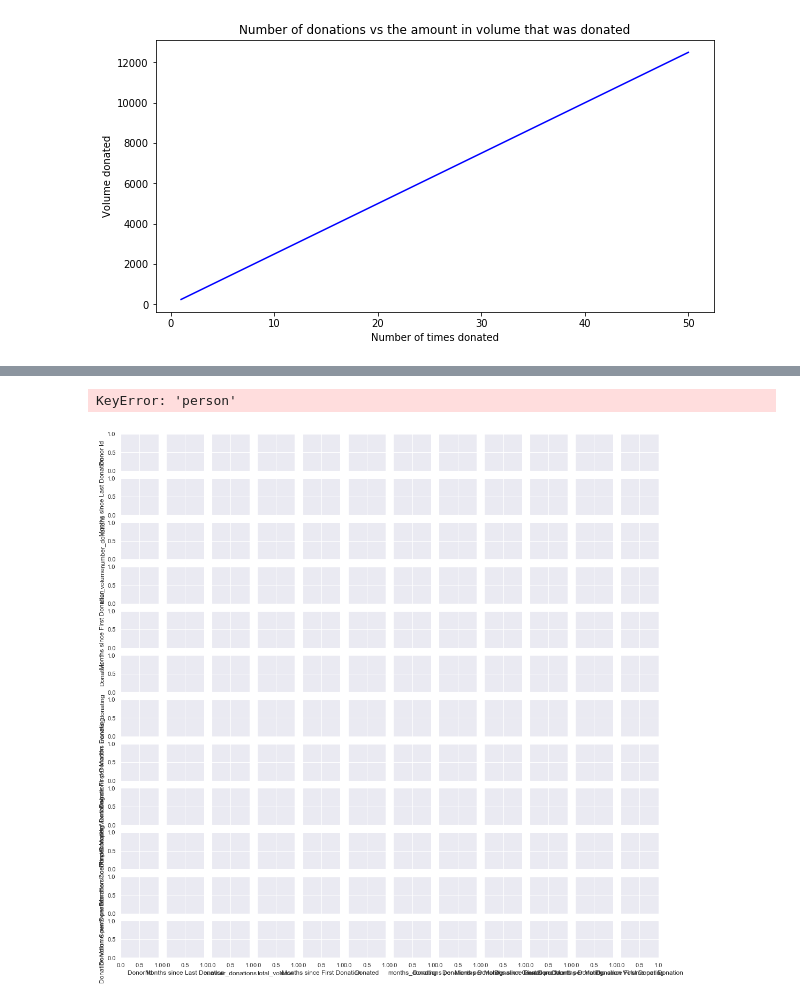
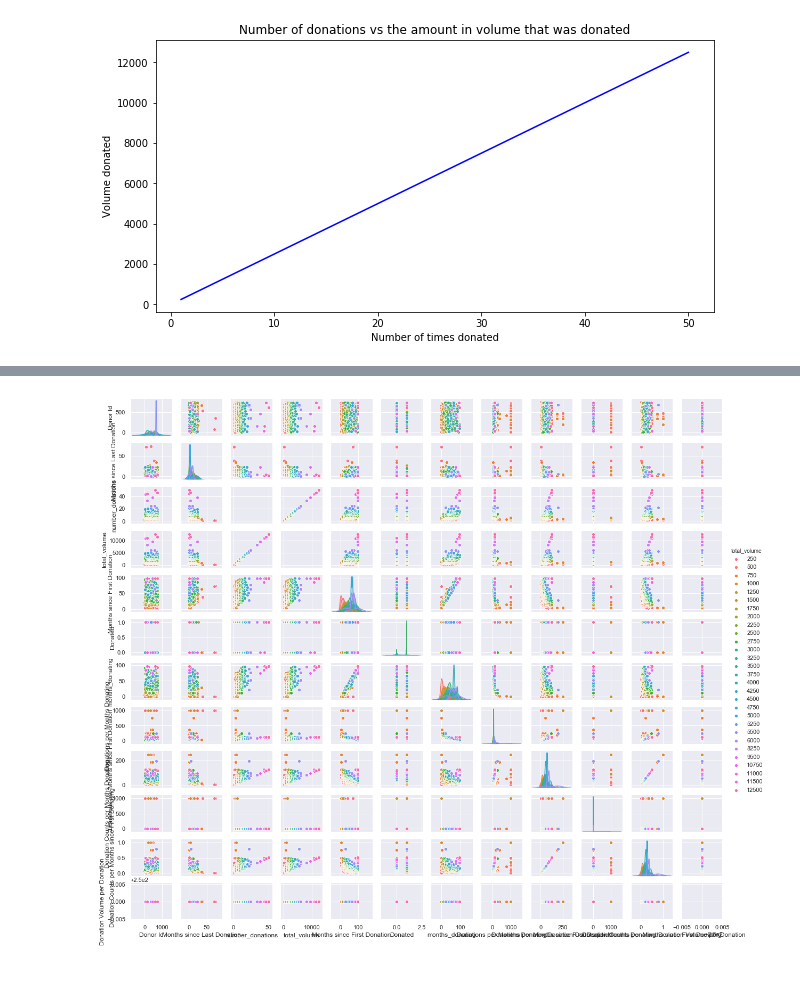
Before and after one commit to sharonmalio/python4datascience, a Jupyter notebook: Challenge2.ipynb, the cells around one changed output, grey strips where cells are left out. Saved outputs shown, nothing was run; the diff lists cells and outputs as text; code cells hidden in the pictures; blank space fills up the shorter version.

```diff
--- a/Challenge2.ipynb
+++ b/Challenge2.ipynb
@@ -245,7 +257,6 @@ No handles with labels found to put in legend.
 # %%
-import seaborn as sns;
-sns.set()
-sns.pairplot(train, hue='person', height=1.5);
+%matplotlib inline
+import seaborn as sns; sns.set()
+sns.pairplot(train, hue='total_volume', height=1.5);
 # %% [output]
-KeyError: 'person'
-[figure, old version]
+[figure, new version]
```
Also changed, not shown: parts of 5 cells of this notebook, 16 other files.
